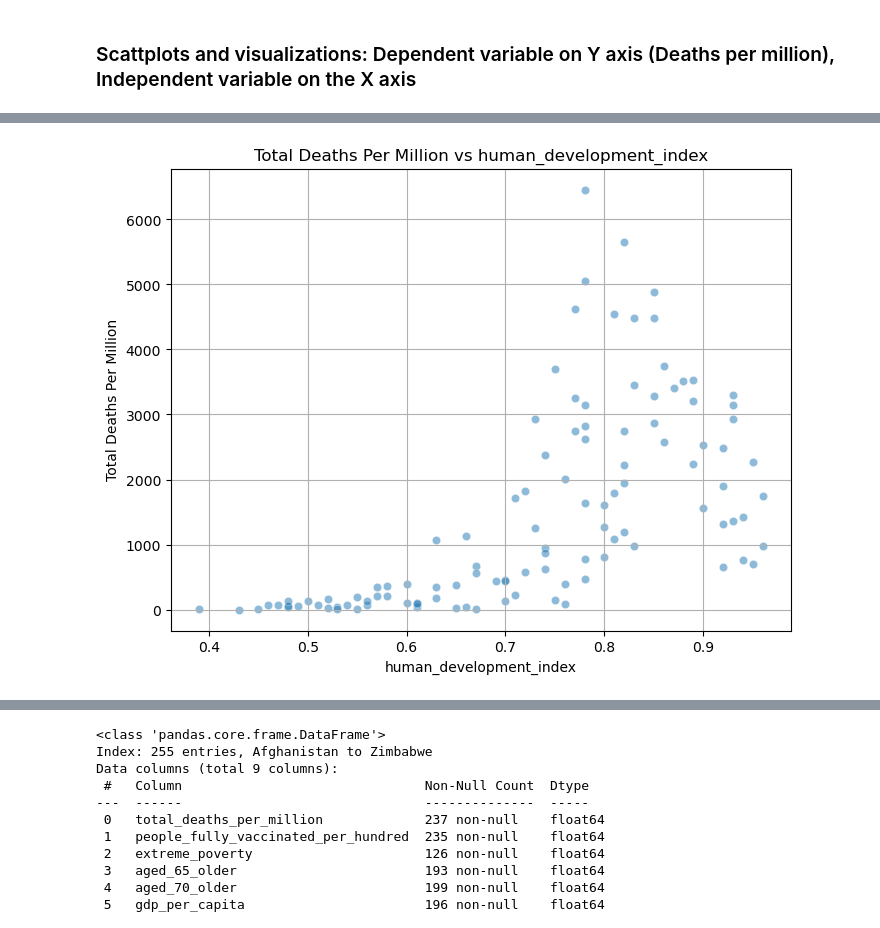
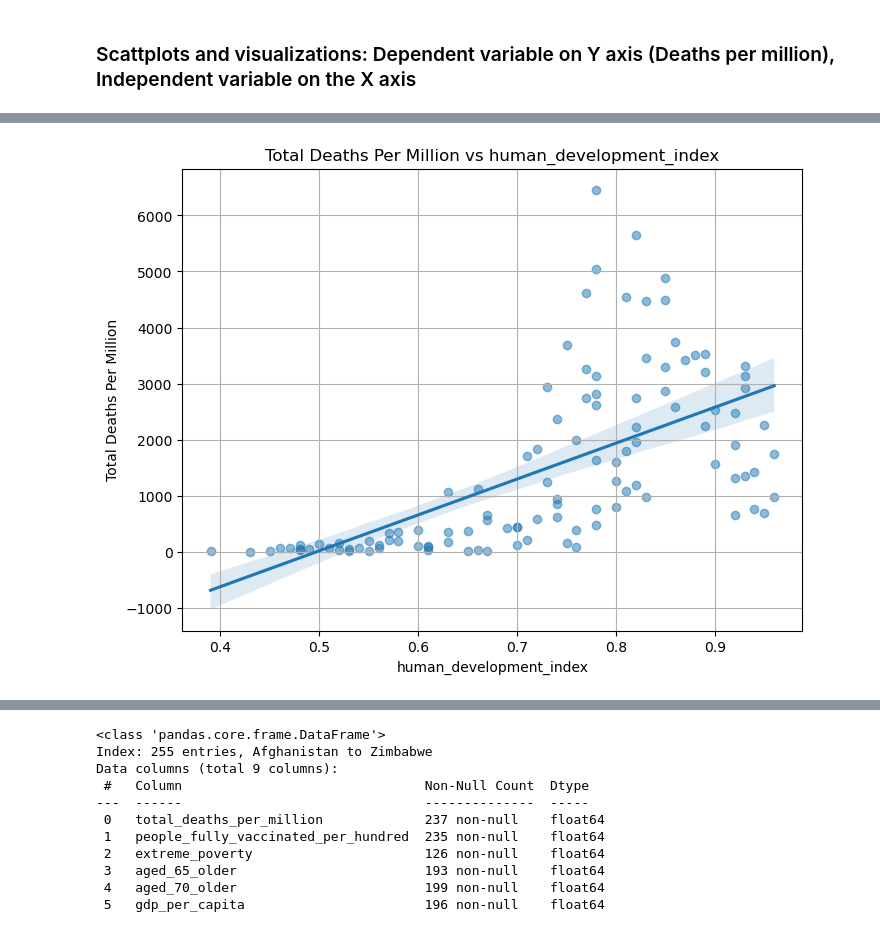
Before and after one commit to tralinde/covid_data_project, a Jupyter notebook: notebooks/cleaned_notebook.ipynb, the cells around one changed output, grey strips where cells are left out. Cells and saved outputs as stored; diff of their text form; code cells hidden in the pictures.

```diff
--- a/notebooks/cleaned_notebook.ipynb
+++ b/notebooks/cleaned_notebook.ipynb
@@ -449,14 +432,14 @@ plt.show()
 # %%
+# Create scatter plots with linear regression lines for each column
 
 # List of columns to compare with 'total_deaths_per_million'
 columns_to_compare = ['population_density', 'people_fully_vaccinated_per_hundred', 'extreme_poverty', 'aged_65_older', 'aged_70_older',
                       'gdp_per_capita', 'cardiovasc_death_rate', 'diabetes_prevalence',
                       'hospital_beds_per_thousand', 'life_expectancy', 'human_development_index', 'median_age']
 
-# Create scatter plots for each column
 for column in columns_to_compare:
     plt.figure(figsize=(8, 6))
-    sns.scatterplot(x=column, y='total_deaths_per_million', data=cleaned_df, alpha=0.5)
+    sns.regplot(x=column, y='total_deaths_per_million', data=cleaned_df, scatter_kws={'alpha': 0.5})
     plt.title(f'Total Deaths Per Million vs {column}')
     plt.xlabel(column)
     plt.ylabel('Total Deaths Per Million')
@@ -476 +459 @@ for column in columns_to_compare:
-[figure, old version]
+[figure, new version]
```
Also changed, not shown: parts of 27 cells of this notebook.
